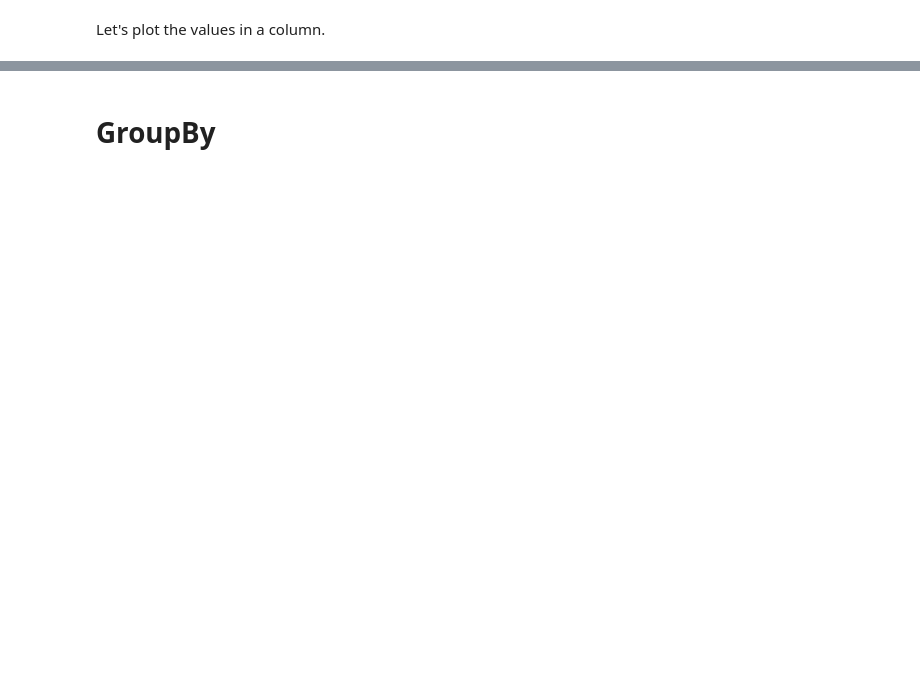
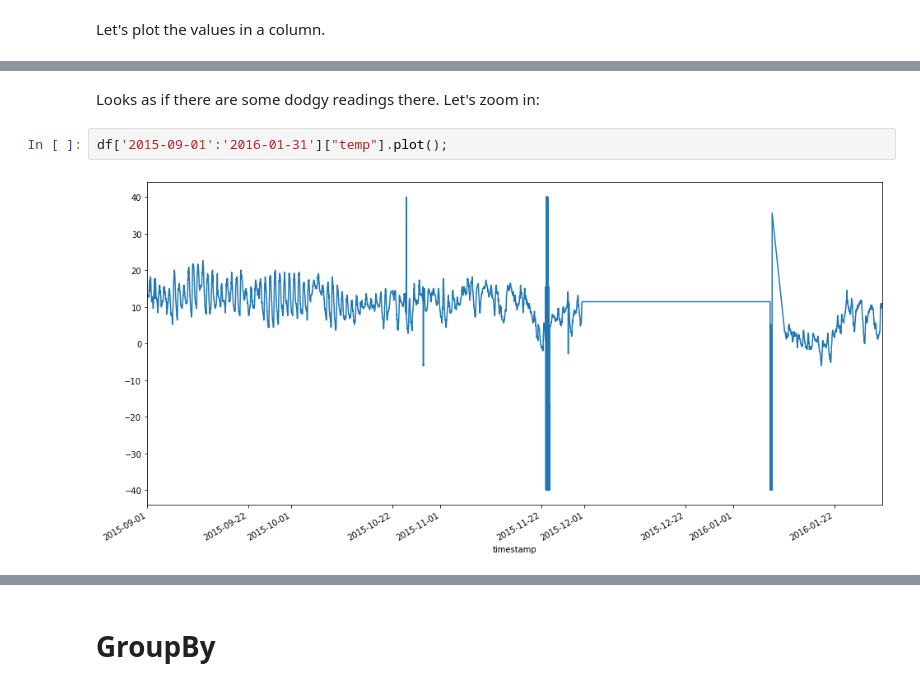
Before and after one commit to quentinsf/labnotebook, a Jupyter notebook: 04 Pandas.ipynb, the cells around one changed output, grey strips where cells are left out. Saved outputs shown, nothing was run; the diff lists cells and outputs as text; blank space fills up the shorter version.

```diff
--- a/04 Pandas.ipynb
+++ b/04 Pandas.ipynb
@@ -264,0 +664,6 @@ df.temp.plot();
+# %% [markdown]
+Looks as if there are some dodgy readings there.  Let's zoom in:
+# %%
+df['2015-09-01':'2016-01-31']["temp"].plot();
+# %% [output]
+[figure, added]
```
Also changed, not shown: parts of 88 cells of this notebook, 3 other files.
